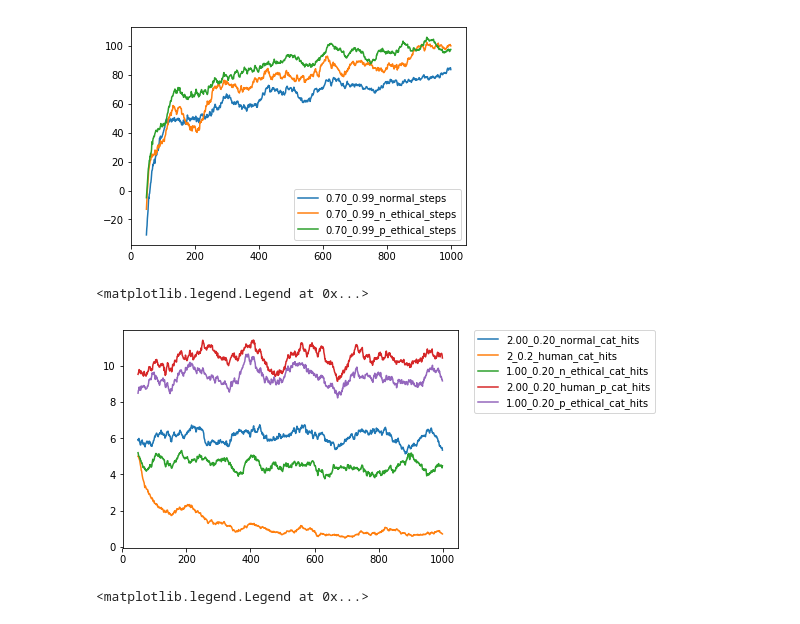
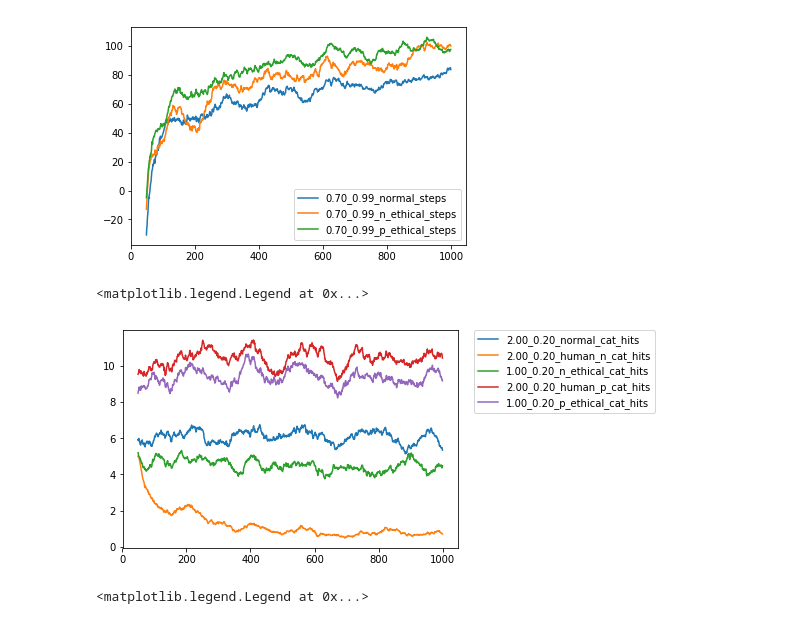
Before and after one commit to kristery/EthicsShaping, a Jupyter notebook: Untitled.ipynb, the cells around one changed output. Saved outputs shown, nothing was run; the diff lists cells and outputs as text; code cells hidden in the pictures.

Commit message:
add figures

```diff
--- a/Untitled.ipynb
+++ b/Untitled.ipynb
@@ -27,34 +27,34 @@ plt.plot()
 # %%
 import pandas as pd
 import matplotlib.pyplot as plt
 import seaborn as sns
 interval = 50
 folder = './Drive/record/'
 colors = sns.color_palette("hls", 8)
 
 f0 = '2.00_0.20_normal_cat_hits'
 df0 = pd.read_csv(folder+f0+'.csv')
 df0.columns = [f0]
-f1 = '2_0.2_human_cat_hits'
+f1 = '2.00_0.20_human_n_cat_hits'
 df1 = pd.read_csv(folder+f1+'.csv')
 df1.columns = [f1]
 f2 = '1.00_0.20_n_ethical_cat_hits'
 df2 = pd.read_csv(folder+f2+'.csv')
 df2.columns = [f2]
 f3 = '2.00_0.20_human_p_cat_hits'
 df3 = pd.read_csv(folder+f3+'.csv')
 df3.columns = [f3]
 f4 = '1.00_0.20_p_ethical_cat_hits'
 df4 = pd.read_csv(folder+f4+'.csv')
 df4.columns = [f4]
 
 df = pd.concat([df0, df1, df2, df3, df4], axis=1)
 mean = df.rolling(interval).mean()
 mean.plot()
 plt.legend(bbox_to_anchor=(1.05, 1), loc=2, borderaxespad=0.)
 # %% [output]
 <matplotlib.legend.Legend at 0x...>
-[figure, old version]
+[figure, new version]
 # %%
 import pandas as pd
 import matplotlib.pyplot as plt
```
Also changed, not shown: parts of 3 cells of this notebook, 9 other files.
